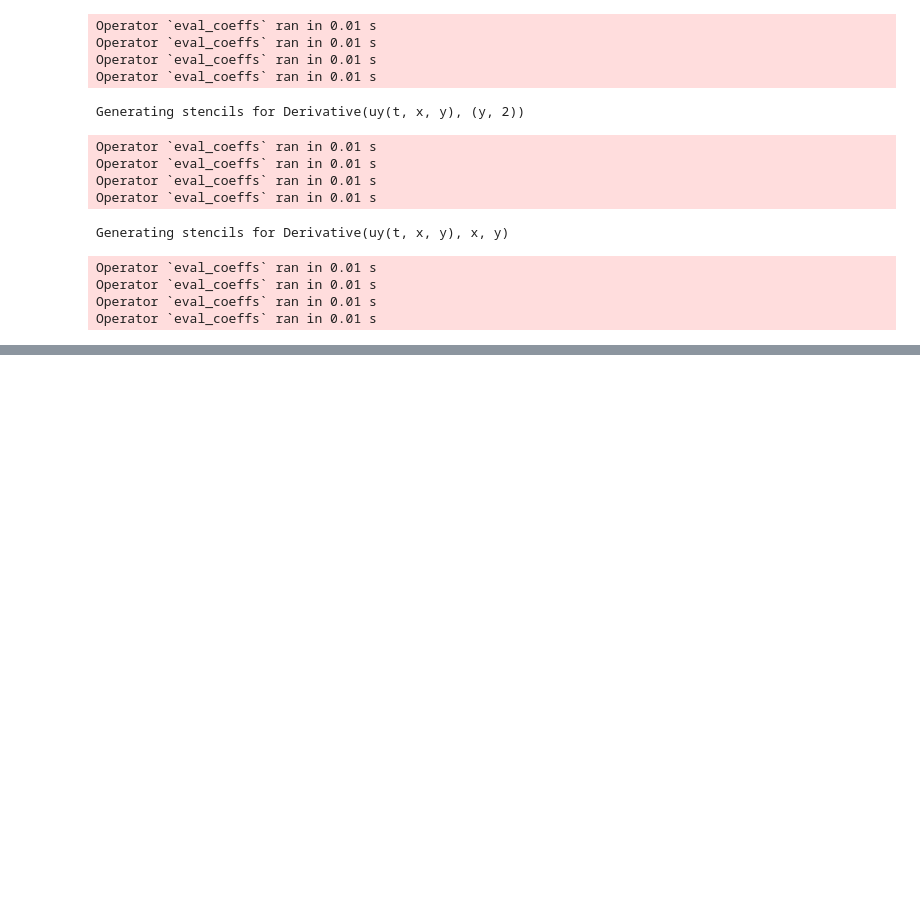
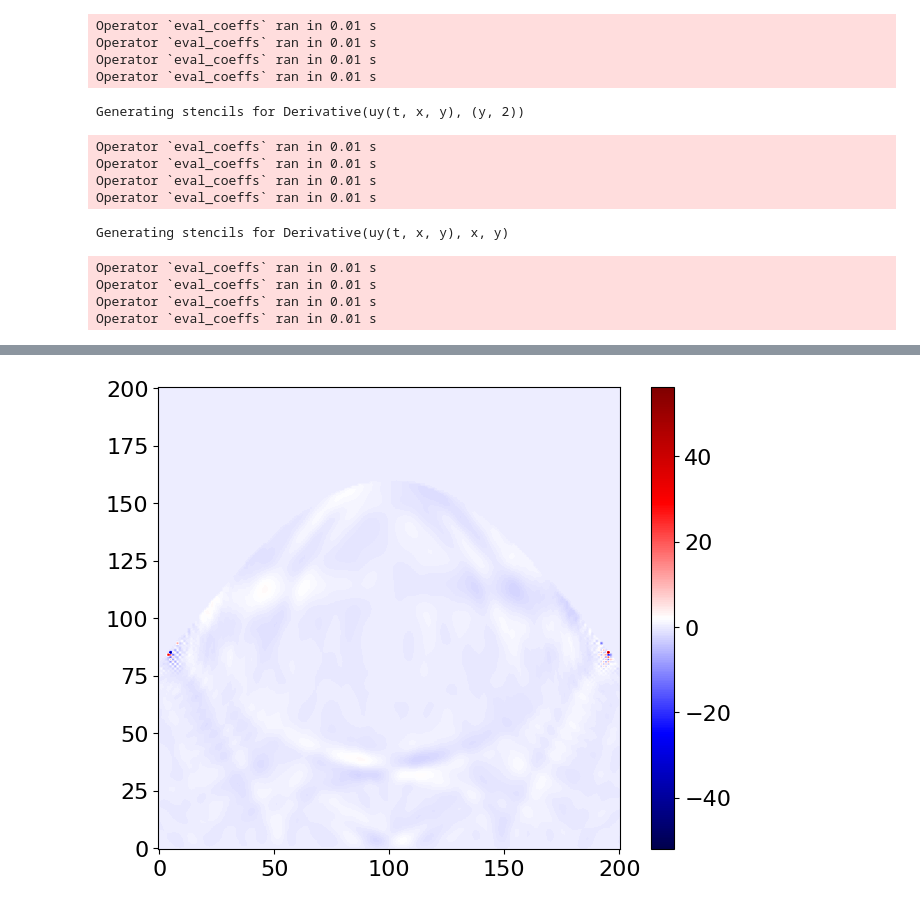
Before and after one commit to devitocodes/schism, a Jupyter notebook: examples/19_elastic_2nd_order_sinusoid.ipynb, the cells around one changed output, grey strips where cells are left out. Cells and saved outputs as stored; diff of their text form; code cells hidden in the pictures; blank space fills up the shorter version.

```diff
--- a/examples/19_elastic_2nd_order_sinusoid.ipynb
+++ b/examples/19_elastic_2nd_order_sinusoid.ipynb
@@ -190,0 +273,6 @@ assert np.isclose(np.linalg.norm(uy.data), 81.650444)
+# %%
+plt.imshow(uy.data[1].T - uy_old[1].T, origin='lower', cmap='seismic')
+plt.colorbar()
+plt.show()
+# %% [output]
+[figure, added]
```
Also changed, not shown: parts of 12 cells of this notebook.
